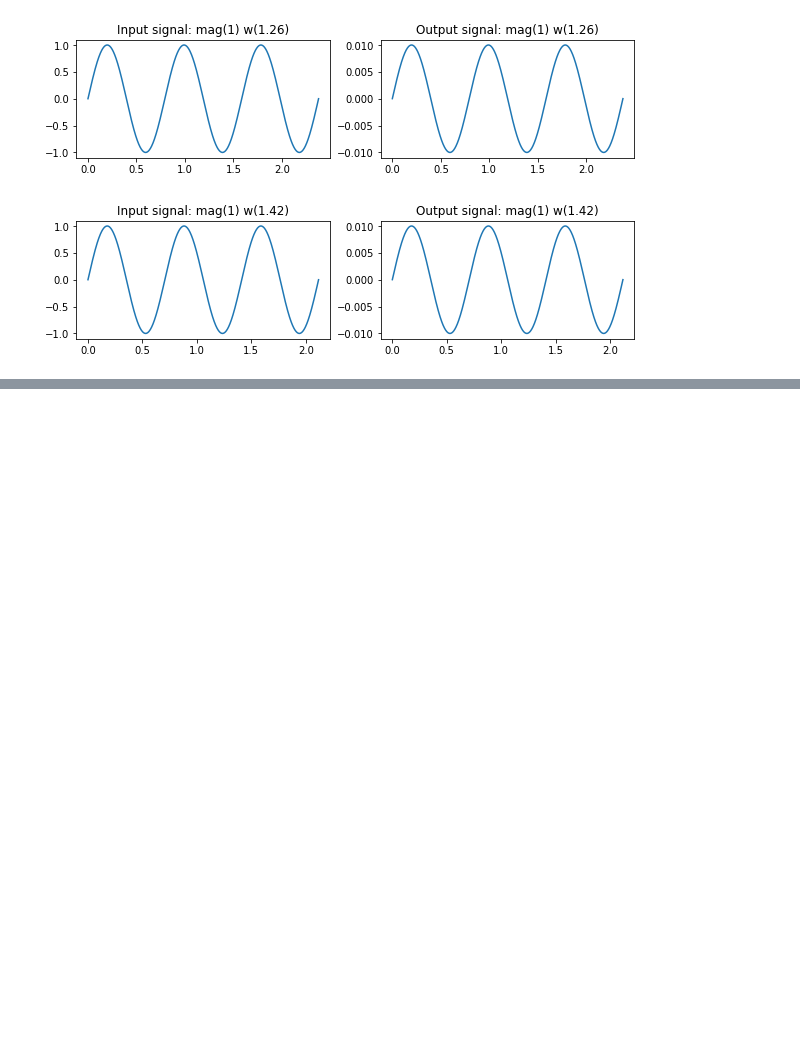
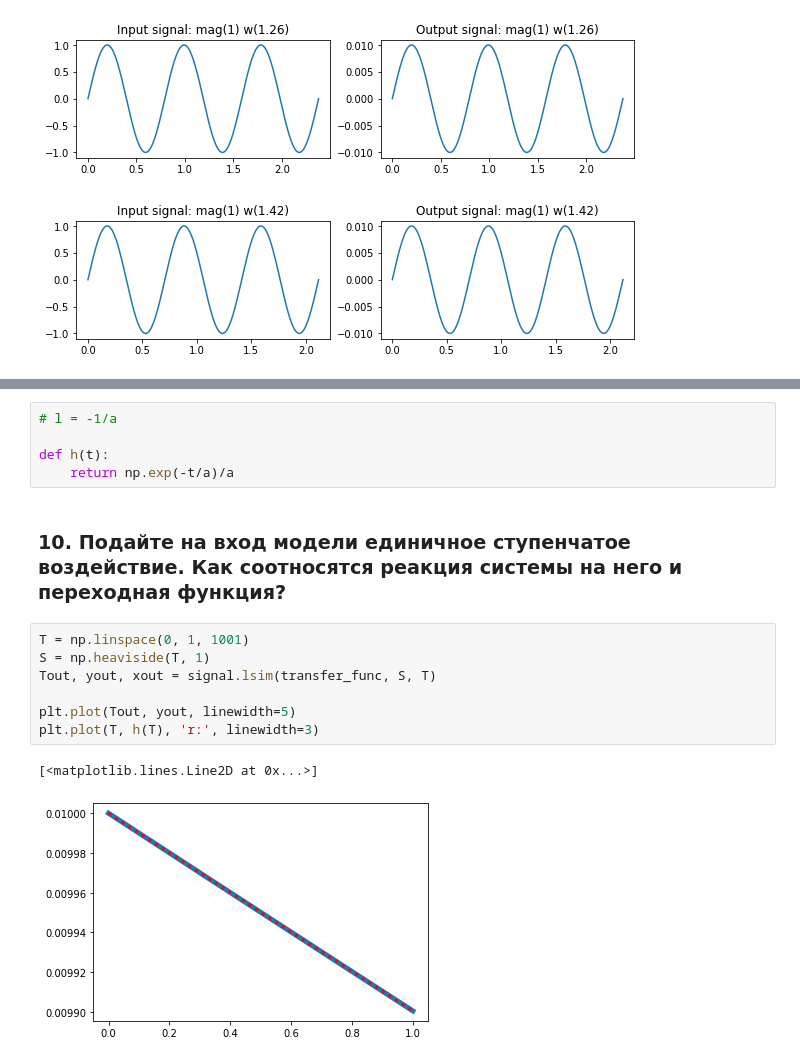
Before and after one commit to theleokul/compilators_theory, a Jupyter notebook: lab1/l1.ipynb, the cells around one changed output, grey strips where cells are left out. Drawn from its saved outputs; the diff is of its cells as text; blank space fills up the shorter version.

```diff
--- a/lab1/l1.ipynb
+++ b/lab1/l1.ipynb
@@ -102,0 +124,17 @@ plt.scatter(ws, 20 * np.log10(A), c='r')
+# %%
+# l = -1/a
+
+def h(t):
+    return np.exp(-t/a)/a
+# %% [markdown]
+### 10. Подайте на вход модели единичное ступенчатое воздействие. Как соотносятся реакция системы на него и переходная функция?
+# %%
+T = np.linspace(0, 1, 1001)
+S = np.heaviside(T, 1)
+Tout, yout, xout = signal.lsim(transfer_func, S, T)
+
+plt.plot(Tout, yout, linewidth=5)
+plt.plot(T, h(T), 'r:', linewidth=3)
+# %% [output]
+[<matplotlib.lines.Line2D at 0x...>]
+[figure, added]
```
Also changed, not shown: parts of 5 cells of this notebook, 1 other file.
